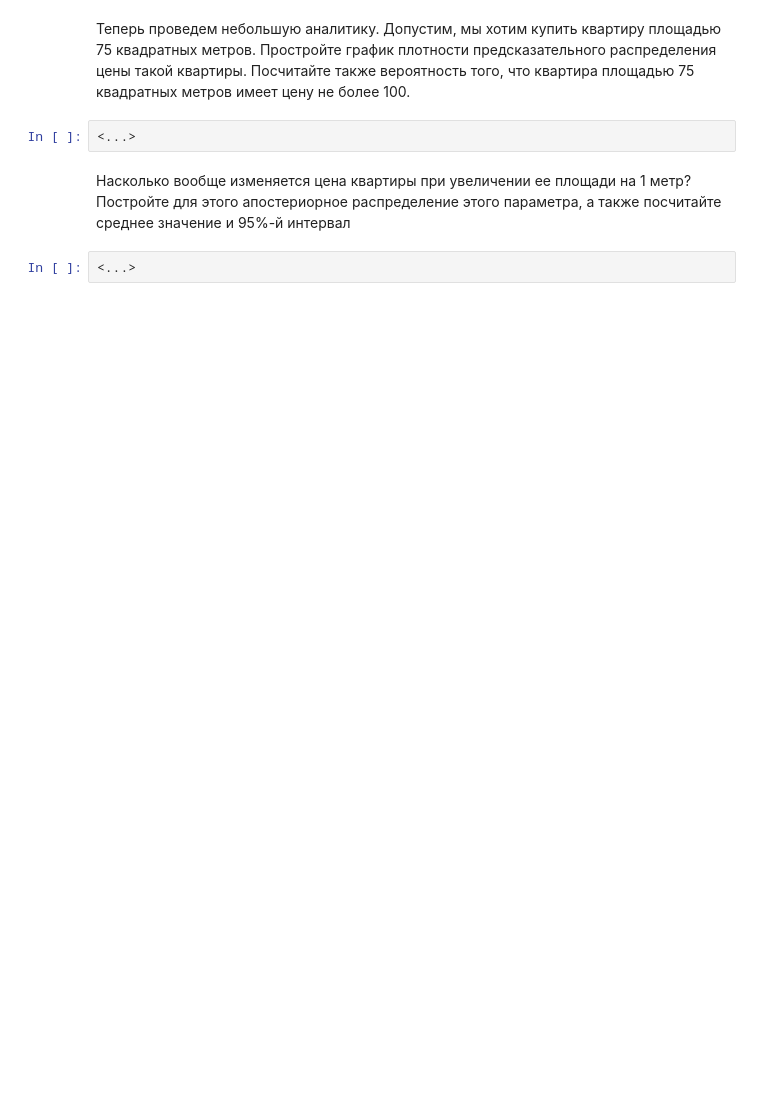
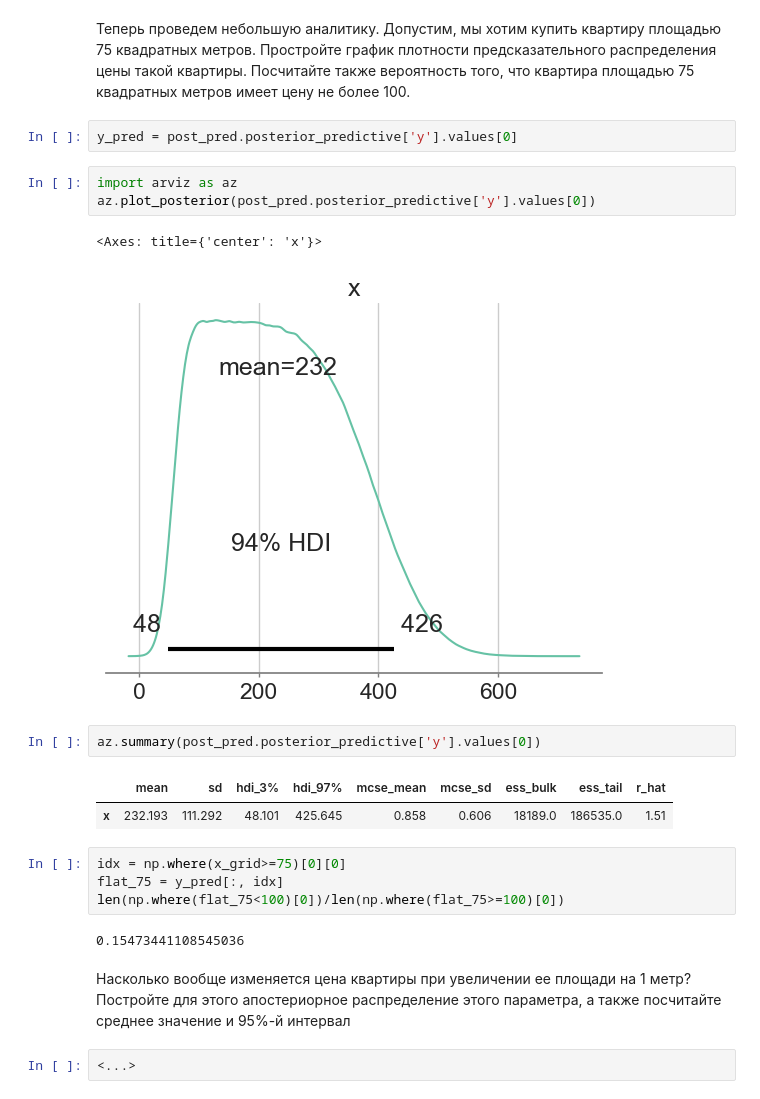
Before and after one commit to danya-pixel/shad-ml-1, a Jupyter notebook: hw5/hw5_2023.ipynb, the cells around one changed output. Saved outputs shown, nothing was run; the diff lists cells and outputs as text; blank space fills up the shorter version.

```diff
--- a/hw5/hw5_2023.ipynb
+++ b/hw5/hw5_2023.ipynb
@@ -329,7 +481,24 @@ with pm.Model() as model:
 # %% [markdown]
 Теперь проведем небольшую аналитику. Допустим, мы хотим купить квартиру площадью 75 квадратных метров. Простройте график плотности предсказательного распределения цены такой квартиры. Посчитайте также вероятность того, что квартира площадью 75 квадратных метров имеет цену не более 100.
+# %%
+y_pred = post_pred.posterior_predictive['y'].values[0]
 # %%
-<...>
+import arviz as az
+az.plot_posterior(post_pred.posterior_predictive['y'].values[0])
+# %% [output]
+<Axes: title={'center': 'x'}>
+[figure, added]
+# %%
+az.summary(post_pred.posterior_predictive['y'].values[0])
+# %% [output]
+|  | mean | sd | hdi_3% | hdi_97% | mcse_mean | mcse_sd | ess_bulk | ess_tail | r_hat |
+| x | 232.193 | 111.292 | 48.101 | 425.645 | 0.858 | 0.606 | 18189.0 | 186535.0 | 1.51 |
+# %%
+idx = np.where(x_grid>=75)[0][0]
+flat_75 = y_pred[:, idx]
+len(np.where(flat_75<100)[0])/len(np.where(flat_75>=100)[0])
+# %% [output]
+0.15473441108545036
 # %% [markdown]
 Насколько вообще изменяется цена квартиры при увеличении ее площади на 1 метр? Постройте для этого апостериорное распределение этого параметра, а также посчитайте среднее значение и 95%-й интервал
 # %%
```
Also changed, not shown: parts of 16 cells of this notebook, 2 other files.
